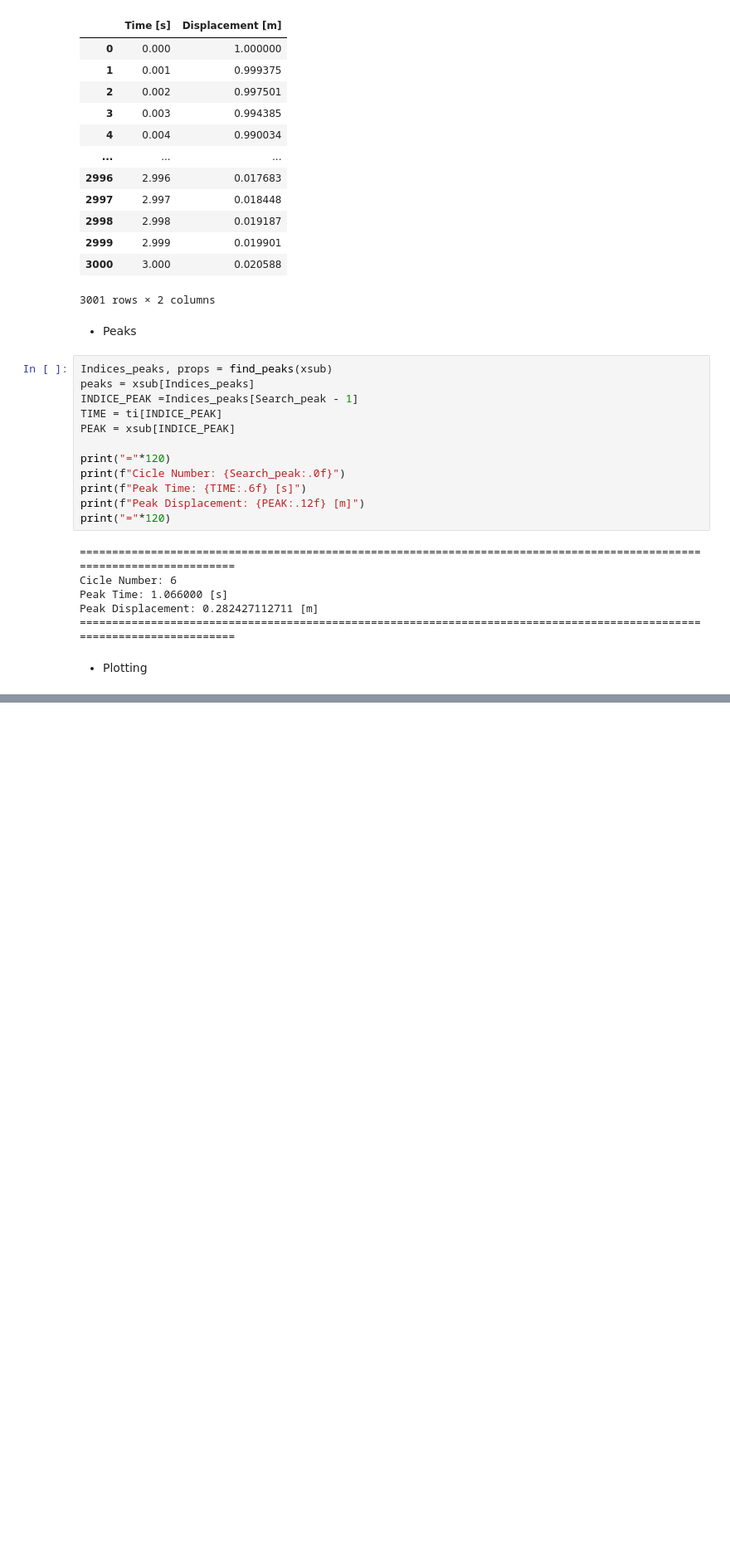
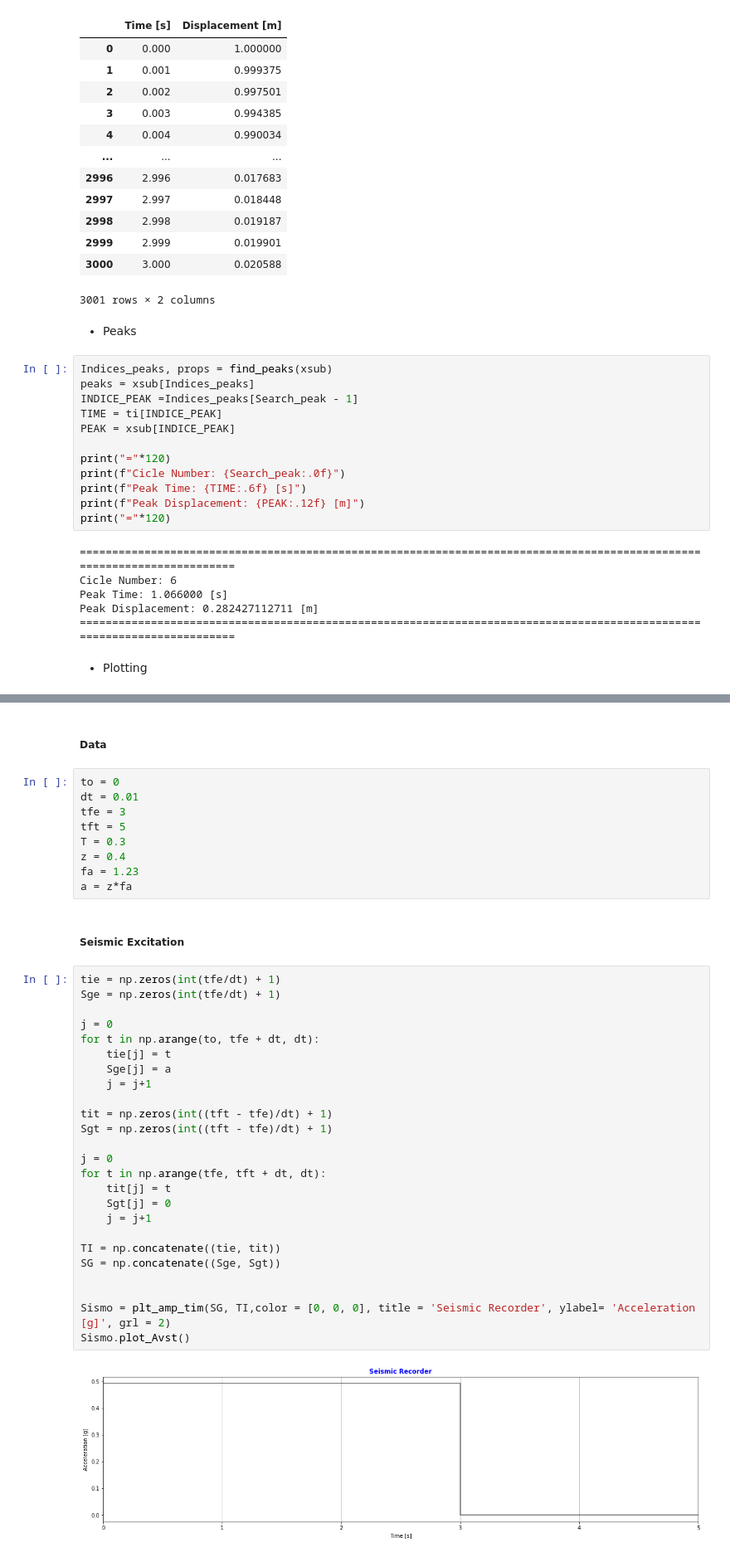
Before and after one commit to dembernostv/Repo_Seismic_Desing, a Jupyter notebook: examples/Example_Free_motion.ipynb, the cells around one changed output, grey strips where cells are left out. Shown at 83% size. Saved outputs shown, nothing was run; the diff lists cells and outputs as text; blank space fills up the shorter version.

```diff
--- a/examples/Example_Free_motion.ipynb
+++ b/examples/Example_Free_motion.ipynb
@@ -335,0 +339,40 @@ xsub_vs_t.plot_Avst()
+# %% [markdown]
+##### Data
+# %%
+to = 0
+dt = 0.01
+tfe = 3
+tft = 5
+T = 0.3
+z = 0.4
+fa = 1.23
+a = z*fa
+# %% [markdown]
+##### Seismic Excitation
+# %%
+tie = np.zeros(int(tfe/dt) + 1)
+Sge = np.zeros(int(tfe/dt) + 1)
+
+j = 0
+for t in np.arange(to, tfe + dt, dt):
+    tie[j] = t
+    Sge[j] = a
+    j = j+1
+
+tit = np.zeros(int((tft - tfe)/dt) + 1)
+Sgt = np.zeros(int((tft - tfe)/dt) + 1)
+
+j = 0
+for t in np.arange(tfe, tft + dt, dt):
+    tit[j] = t
+    Sgt[j] = 0
+    j = j+1
+
+TI = np.concatenate((tie, tit))
+SG = np.concatenate((Sge, Sgt))
+
+
+Sismo = plt_amp_tim(SG, TI,color = [0, 0, 0], title = 'Seismic Recorder', ylabel= 'Acceleration [g]', grl = 2)
+Sismo.plot_Avst()
+# %% [output]
+[figure, added]
```
Also changed, not shown: parts of 9 cells of this notebook, 3 other files.
